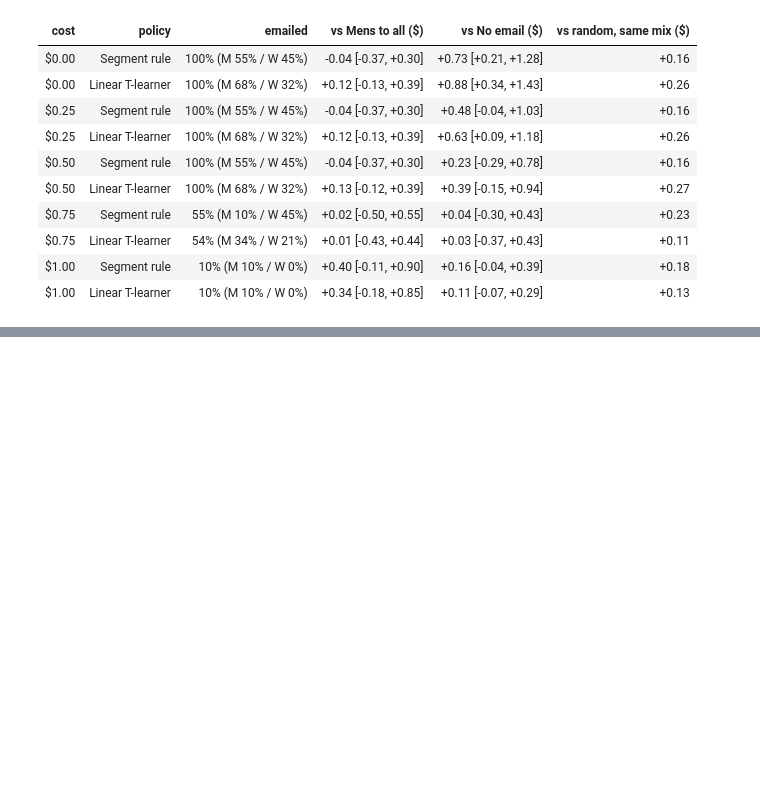
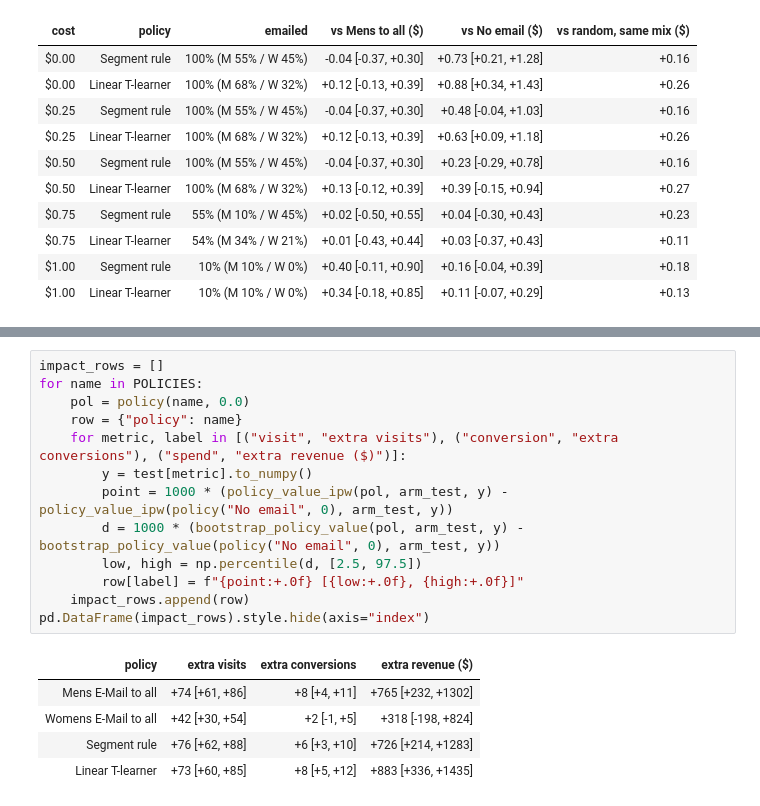
Before and after one commit to berkcansuner/hillstrom-email-uplift, a Jupyter notebook: notebooks/07_targeting_policy.ipynb, the cells around one changed output, grey strips where cells are left out. Cells and saved outputs as stored; diff of their text form; blank space fills up the shorter version.

Commit message:
Add notebook 07: impact per 1,000 customers and recommendation

```diff
--- a/notebooks/07_targeting_policy.ipynb
+++ b/notebooks/07_targeting_policy.ipynb
@@ -192,0 +197,19 @@ pd.DataFrame(table_rows).style.hide(axis="index")
+# %%
+impact_rows = []
+for name in POLICIES:
+    pol = policy(name, 0.0)
+    row = {"policy": name}
+    for metric, label in [("visit", "extra visits"), ("conversion", "extra conversions"), ("spend", "extra revenue ($)")]:
+        y = test[metric].to_numpy()
+        point = 1000 * (policy_value_ipw(pol, arm_test, y) - policy_value_ipw(policy("No email", 0), arm_test, y))
+        d = 1000 * (bootstrap_policy_value(pol, arm_test, y) - bootstrap_policy_value(policy("No email", 0), arm_test, y))
+        low, high = np.percentile(d, [2.5, 97.5])
+        row[label] = f"{point:+.0f} [{low:+.0f}, {high:+.0f}]"
+    impact_rows.append(row)
+pd.DataFrame(impact_rows).style.hide(axis="index")
+# %% [output]
+| policy | extra visits | extra conversions | extra revenue ($) |
+| Mens E-Mail to all | +74 [+61, +86] | +8 [+4, +11] | +765 [+232, +1302] |
+| Womens E-Mail to all | +42 [+30, +54] | +2 [-1, +5] | +318 [-198, +824] |
+| Segment rule | +76 [+62, +88] | +6 [+3, +10] | +726 [+214, +1283] |
+| Linear T-learner | +73 [+60, +85] | +8 [+5, +12] | +883 [+336, +1435] |
```
Also changed, not shown: parts of 2 cells of this notebook.
